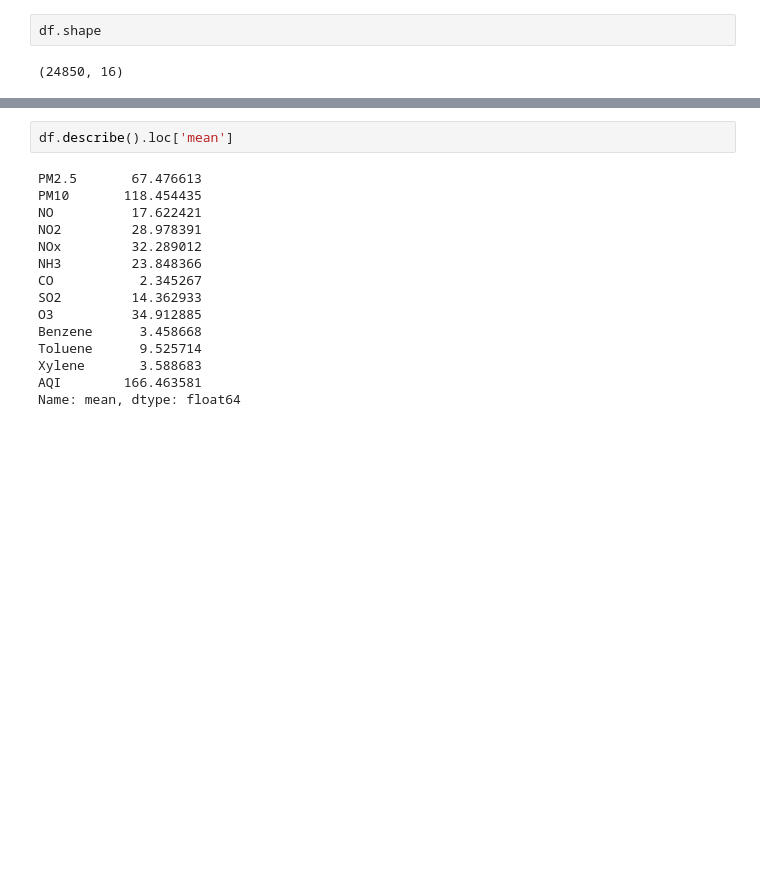
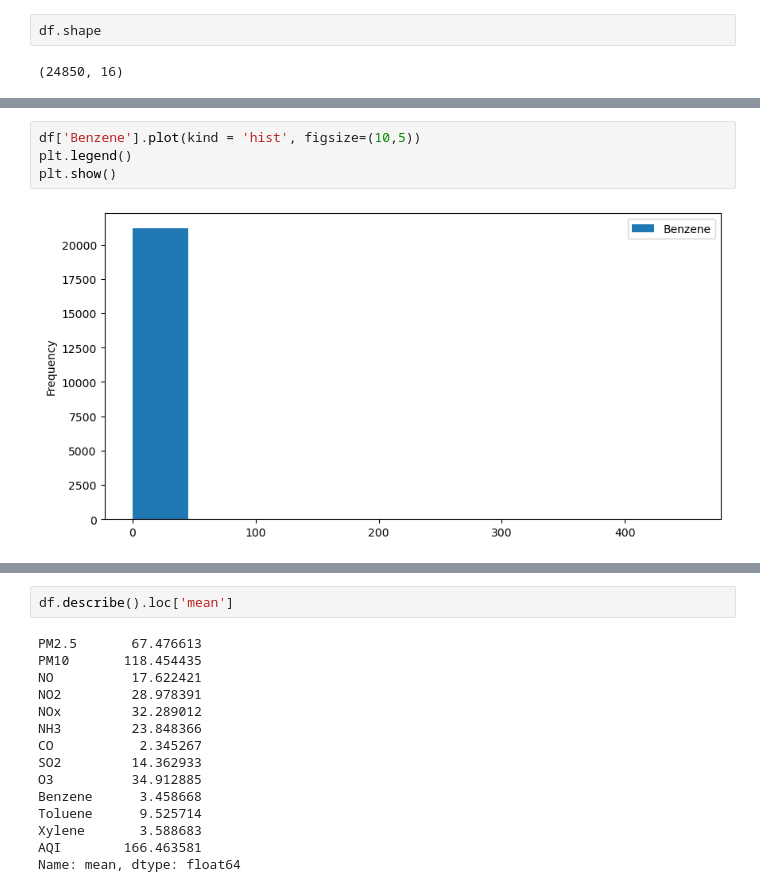
Before and after one commit to aswa8087/Air-Quality-Index, a Jupyter notebook: AirQuality.ipynb, the cells around one changed output, grey strips where cells are left out. Cells and saved outputs as stored; diff of their text form; blank space fills up the shorter version.

```diff
--- a/AirQuality.ipynb
+++ b/AirQuality.ipynb
@@ -262,0 +154,6 @@ dtype: int64
+# %%
+df['Benzene'].plot(kind = 'hist', figsize=(10,5))
+plt.legend()
+plt.show()
+# %% [output]
+[figure, added]
```
Also changed, not shown: parts of 94 cells of this notebook.
